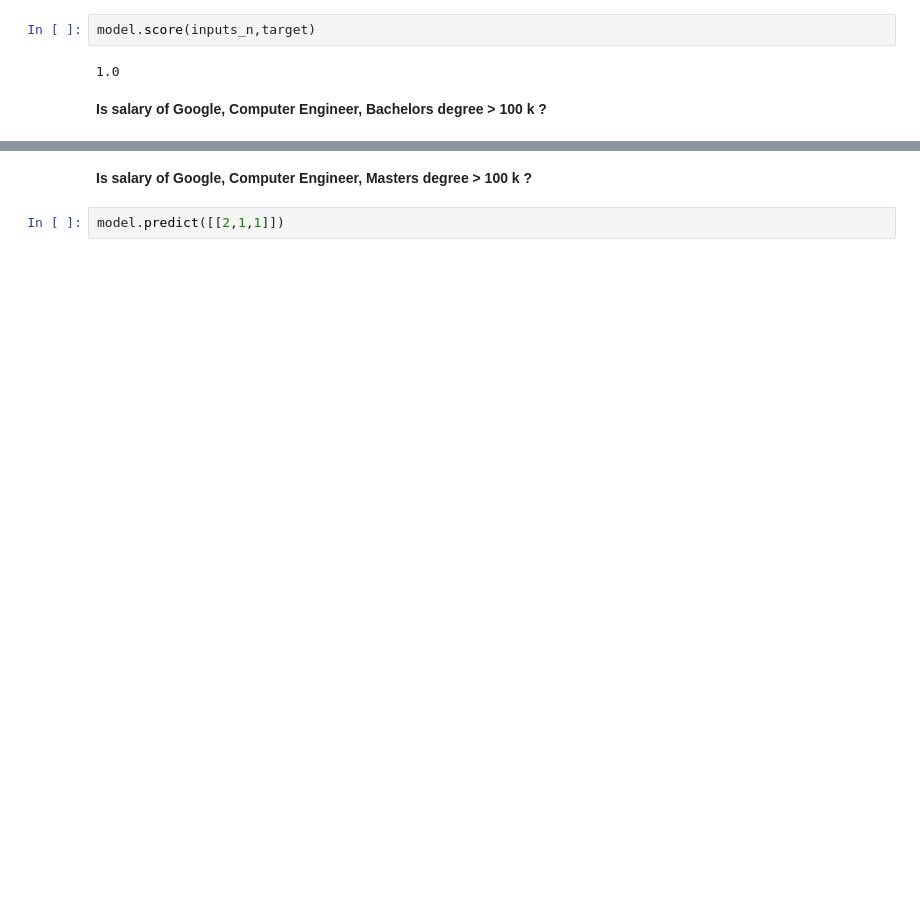
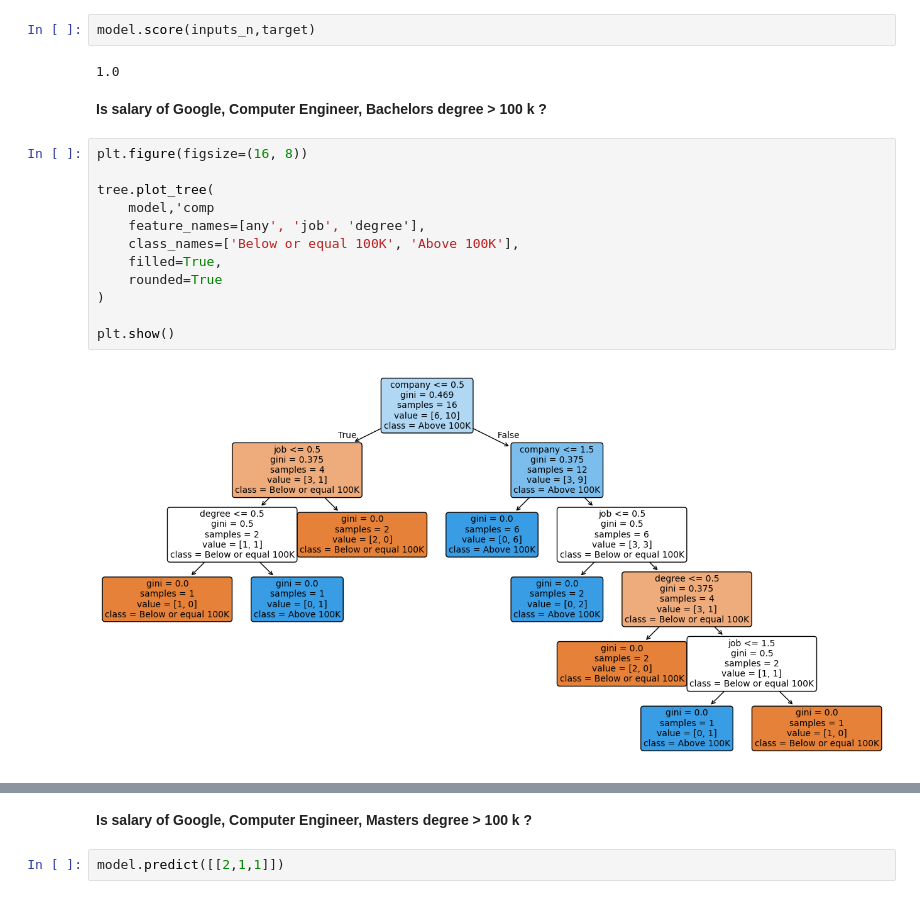
Before and after one commit to Sonasunils/Artificial-intelligence-and-machine-learning, a Jupyter notebook: 12.machine learning/09.decision tree/9_decision_tree.ipynb, the cells around one changed output, grey strips where cells are left out. Cells and saved outputs as stored; diff of their text form; blank space fills up the shorter version.

```diff
--- a/12.machine learning/09.decision tree/9_decision_tree.ipynb
+++ b/12.machine learning/09.decision tree/9_decision_tree.ipynb
@@ -105,6 +101,20 @@ model.score(inputs_n,target)
 1.0
 # %% [markdown]
 **Is salary of Google, Computer Engineer, Bachelors degree > 100 k ?**
+# %%
+plt.figure(figsize=(16, 8))
+
+tree.plot_tree(
+    model,'comp
+    feature_names=[any', 'job', 'degree'],
+    class_names=['Below or equal 100K', 'Above 100K'],
+    filled=True,
+    rounded=True
+)
+
+plt.show()
+# %% [output]
+[figure, added]
 # %%
 model.predict([[2,1,0]])
 # %% [output]
```
Also changed, not shown: parts of 4 cells of this notebook, 18 other files.
